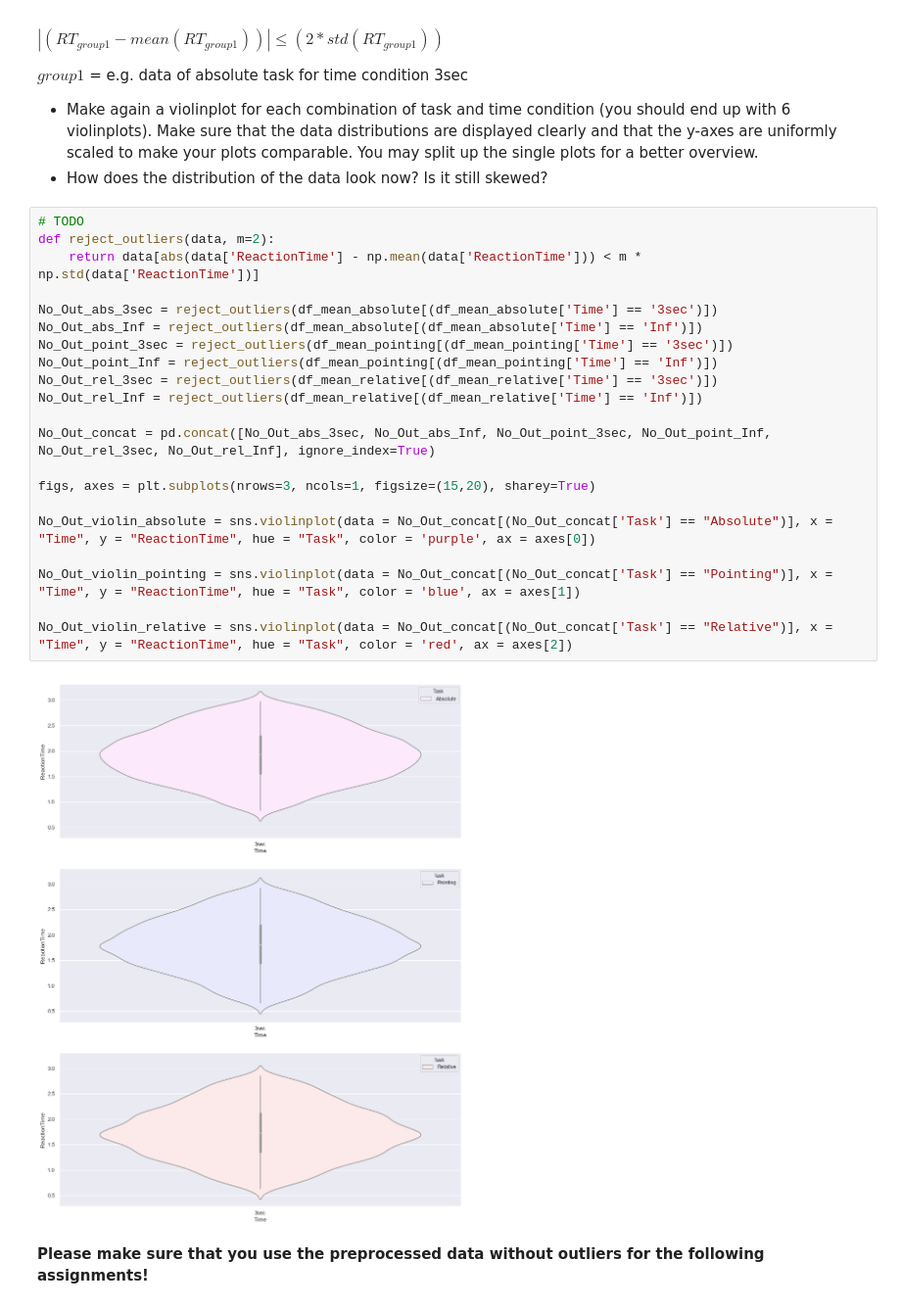
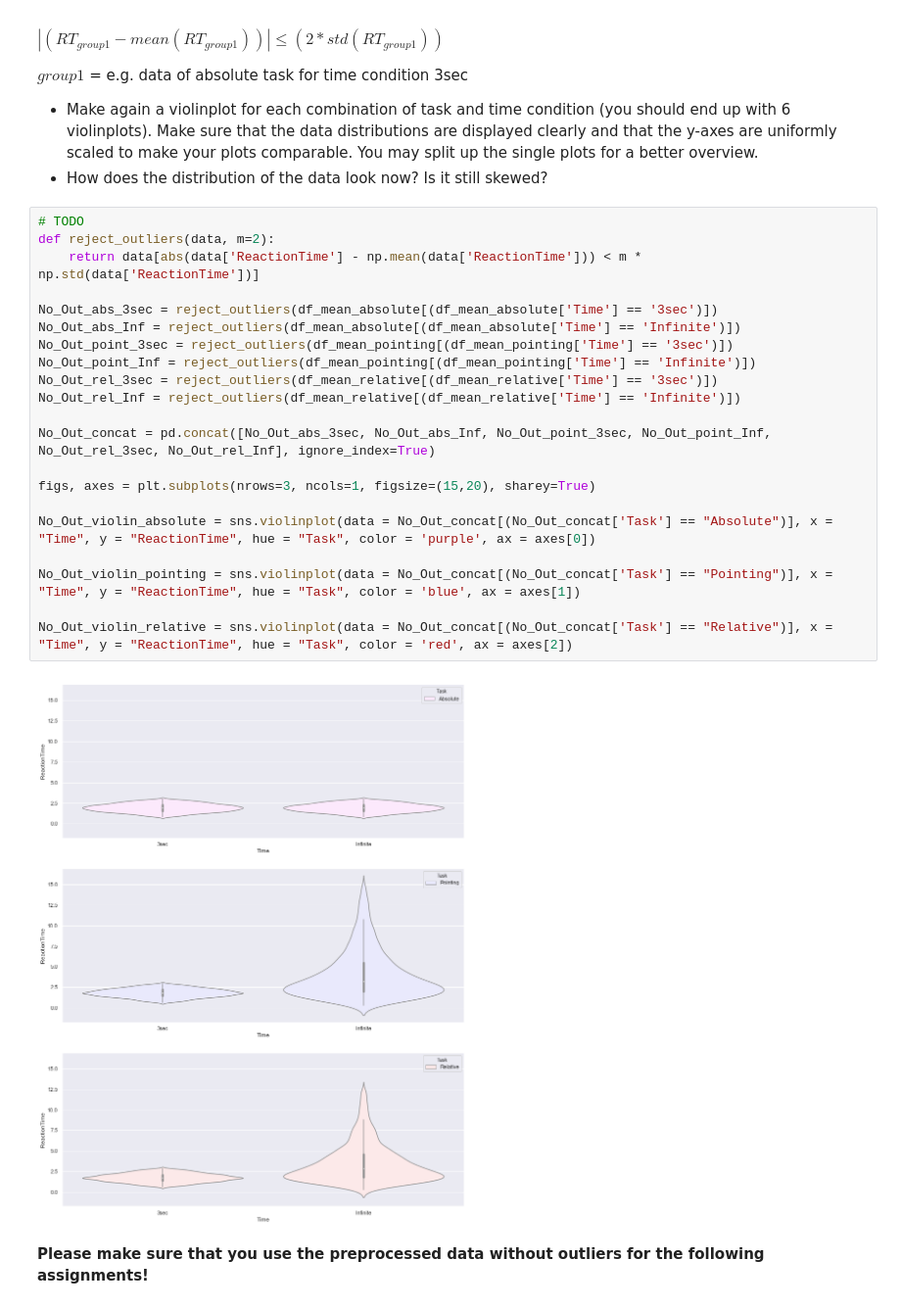
Before and after one commit to NBP-ACC/week-5-acc_8, a Jupyter notebook: sheet03.ipynb, the cells around one changed output. Shown at 98% size. Saved outputs shown, nothing was run; the diff lists cells and outputs as text.

```diff
--- a/sheet03.ipynb
+++ b/sheet03.ipynb
@@ -155,26 +155,26 @@ $group1$ = e.g. data of absolute task for time condition 3sec
 # %%
 # TODO
 def reject_outliers(data, m=2):
     return data[abs(data['ReactionTime'] - np.mean(data['ReactionTime'])) < m * np.std(data['ReactionTime'])]
 
 No_Out_abs_3sec = reject_outliers(df_mean_absolute[(df_mean_absolute['Time'] == '3sec')])
-No_Out_abs_Inf = reject_outliers(df_mean_absolute[(df_mean_absolute['Time'] == 'Inf')])
+No_Out_abs_Inf = reject_outliers(df_mean_absolute[(df_mean_absolute['Time'] == 'Infinite')])
 No_Out_point_3sec = reject_outliers(df_mean_pointing[(df_mean_pointing['Time'] == '3sec')])
-No_Out_point_Inf = reject_outliers(df_mean_pointing[(df_mean_pointing['Time'] == 'Inf')])
+No_Out_point_Inf = reject_outliers(df_mean_pointing[(df_mean_pointing['Time'] == 'Infinite')])
 No_Out_rel_3sec = reject_outliers(df_mean_relative[(df_mean_relative['Time'] == '3sec')])
-No_Out_rel_Inf = reject_outliers(df_mean_relative[(df_mean_relative['Time'] == 'Inf')])
+No_Out_rel_Inf = reject_outliers(df_mean_relative[(df_mean_relative['Time'] == 'Infinite')])
 
 No_Out_concat = pd.concat([No_Out_abs_3sec, No_Out_abs_Inf, No_Out_point_3sec, No_Out_point_Inf, No_Out_rel_3sec, No_Out_rel_Inf], ignore_index=True)
 
 figs, axes = plt.subplots(nrows=3, ncols=1, figsize=(15,20), sharey=True)
 
 No_Out_violin_absolute = sns.violinplot(data = No_Out_concat[(No_Out_concat['Task'] == "Absolute")], x = "Time", y = "ReactionTime", hue = "Task", color = 'purple', ax = axes[0])
 
 No_Out_violin_pointing = sns.violinplot(data = No_Out_concat[(No_Out_concat['Task'] == "Pointing")], x = "Time", y = "ReactionTime", hue = "Task", color = 'blue', ax = axes[1])
 
 No_Out_violin_relative = sns.violinplot(data = No_Out_concat[(No_Out_concat['Task'] == "Relative")], x = "Time", y = "ReactionTime", hue = "Task", color = 'red', ax = axes[2])
 # %% [output]
-[figure, old version]
+[figure, new version]
 # %% [markdown]
 **Please make sure that you use the preprocessed data without outliers for the following assignments!**
 # %% [markdown]
```
Also changed, not shown: parts of 2 cells of this notebook.
